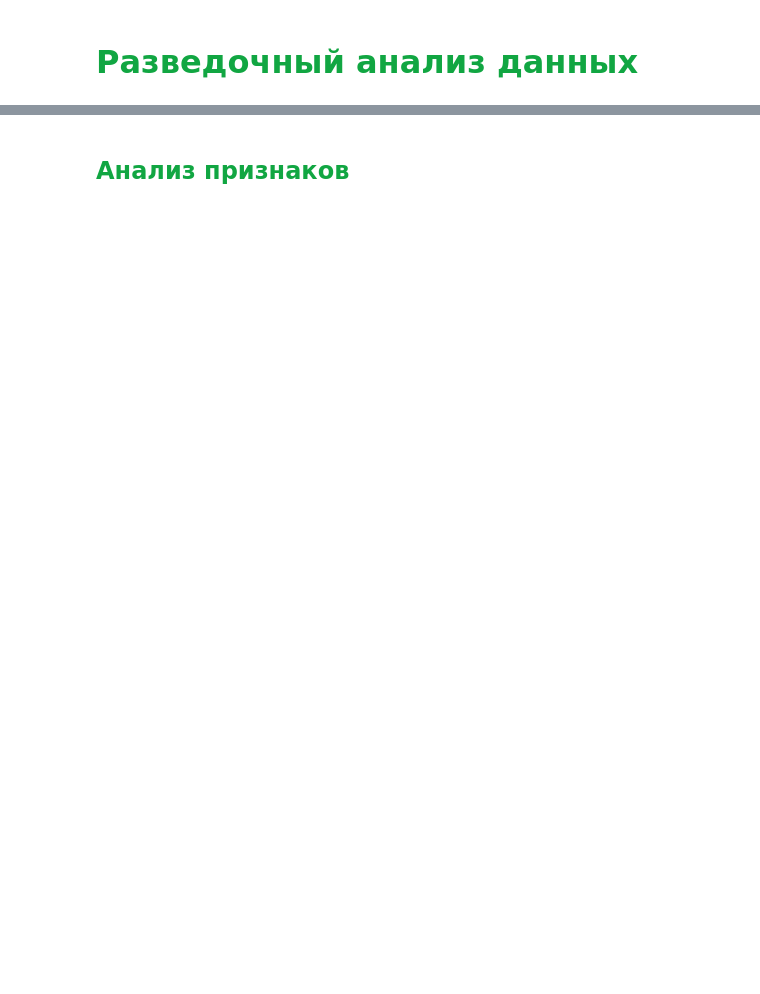
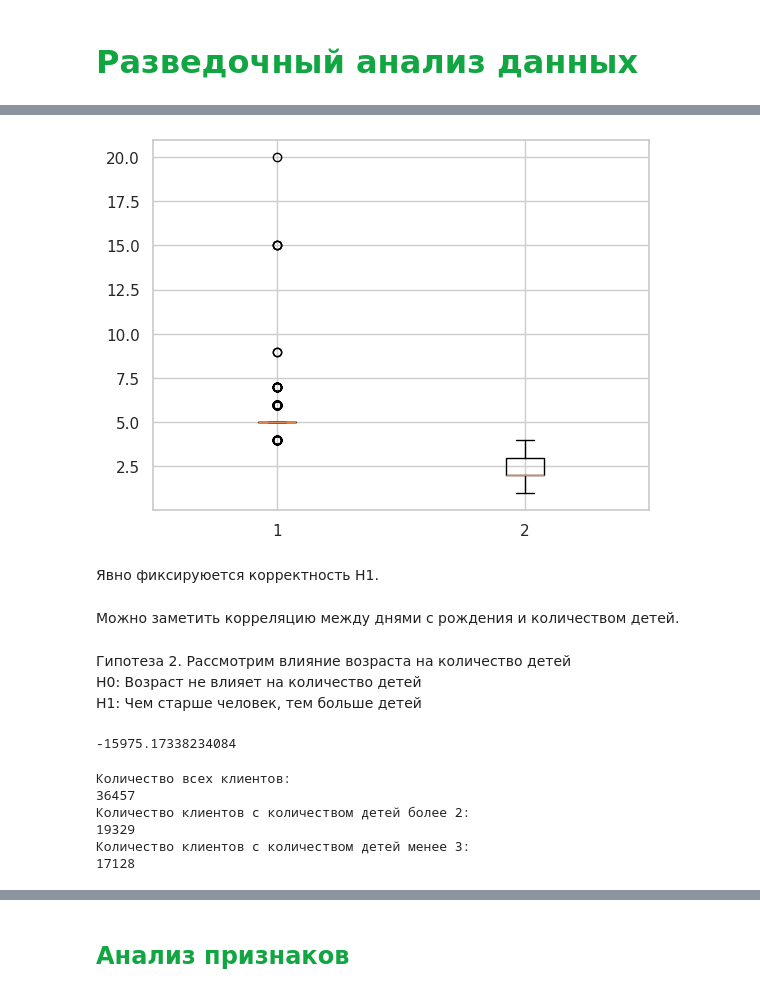
Before and after one commit to LanaDrog/CreditAnalytics, a Jupyter notebook: innopolis university/Итоговая работа Зуева Светлана.ipynb, the cells around one changed output, grey strips where cells are left out. Cells and saved outputs as stored; diff of their text form; code cells hidden in the pictures; blank space fills up the shorter version.

```diff
--- a/innopolis university/Итоговая работа Зуева Светлана.ipynb
+++ b/innopolis university/Итоговая работа Зуева Светлана.ipynb
@@ -556,0 +618,29 @@ brief_df(df)
+# %%
+plt.boxplot ([df_more_children['fam_members'],df_less_children['fam_members']])
+plt.show()
+# %% [output]
+[figure, added]
+# %% [markdown]
+Явно фиксируюется корректность H1.
+# %% [markdown]
+Можно заметить корреляцию между днями с рождения и количеством детей.
+# %% [markdown]
+Гипотеза 2. Рассмотрим влияние возраста на количество детей <br>
+H0: Возраст не влияет на количество детей <br>
+H1: Чем старше человек, тем больше детей
+# %%
+df['birth'].mean()
+# %% [output]
+-15975.17338234084
+# %%
+df['birth'].value_counts()
+df_more_birth = df[ df['birth'] > df['birth'].mean()]
+df_less_birth = df[ df['birth'] <= df['birth'].mean()]
+print('Количество всех клиентов:', len(df),'Количество клиентов с количеством детей более 2:', len(df_more_birth),'Количество клиентов с количеством детей менее 3:', len(df_less_birth), sep='\n')
+# %% [output]
+Количество всех клиентов:
+36457
+Количество клиентов с количеством детей более 2:
+19329
+Количество клиентов с количеством детей менее 3:
+17128
```
Also changed, not shown: parts of 54 cells of this notebook, 4 other files.
